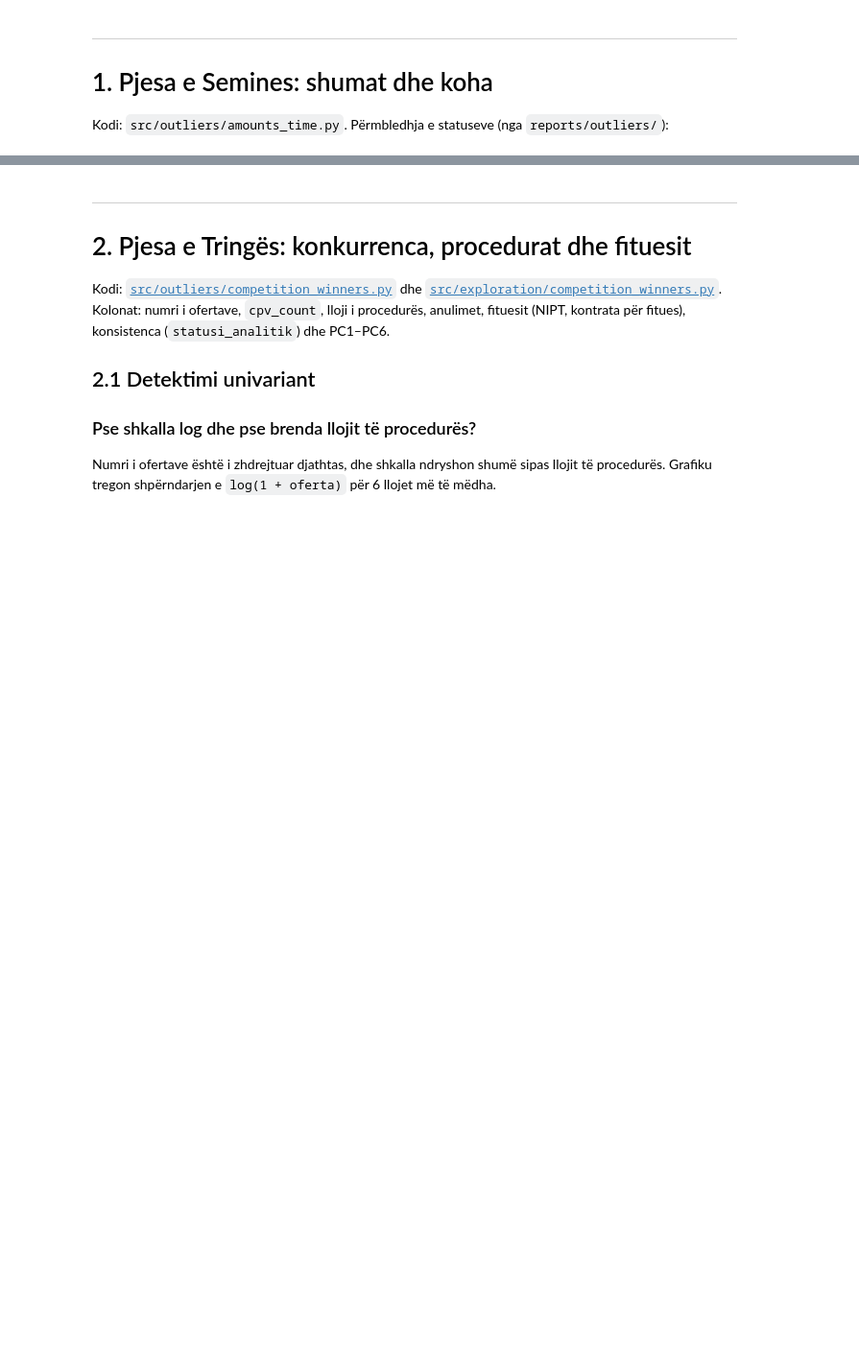
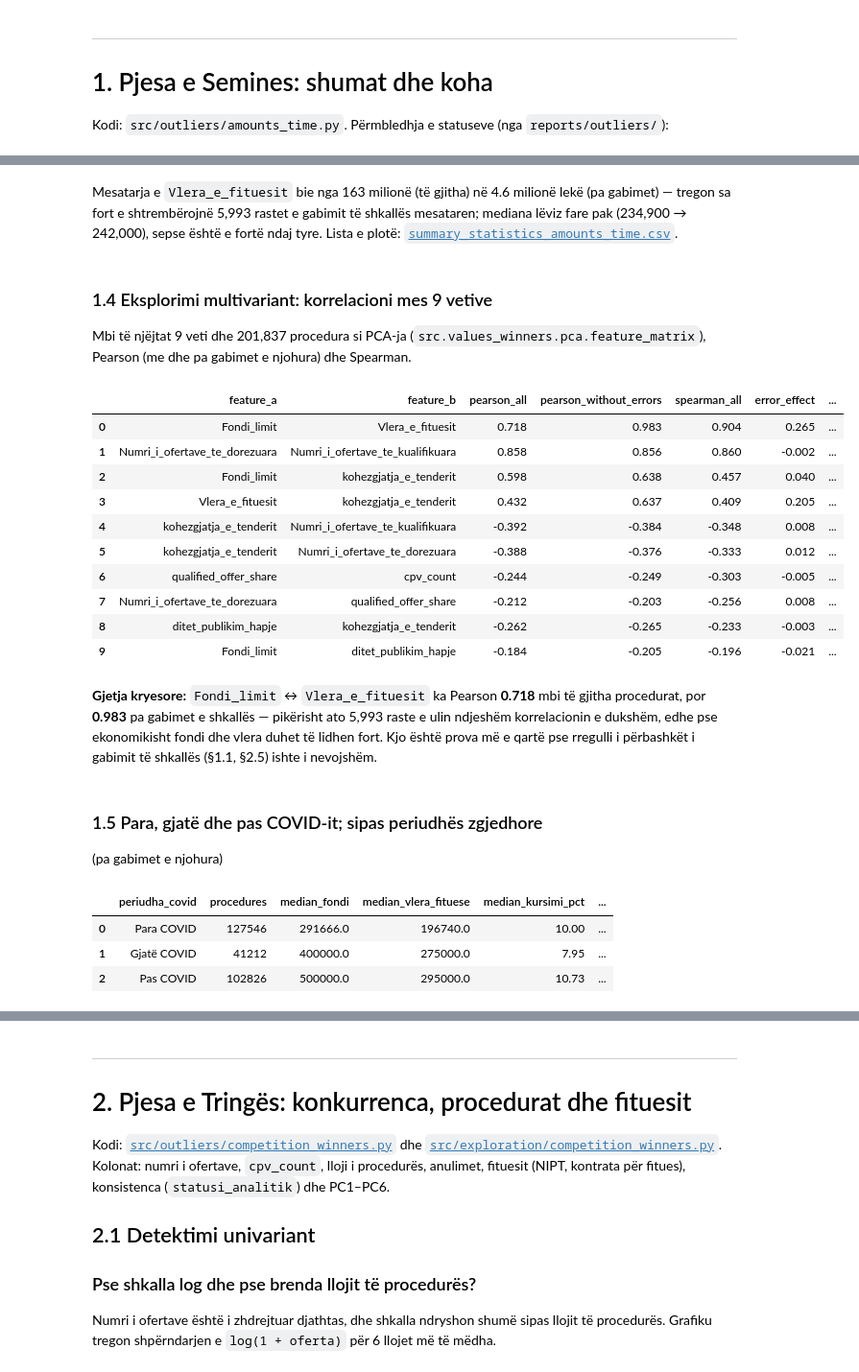
Before and after one commit to Triinga/albania-public-procurement-analysis, a Jupyter notebook: notebooks/02_perjashtuesit_eksplorimi.ipynb, the cells around one changed output, grey strips where cells are left out. Shown at 96% size. Saved outputs shown, nothing was run; the diff lists cells and outputs as text; code cells hidden in the pictures; blank space fills up the shorter version.

```diff
--- a/notebooks/02_perjashtuesit_eksplorimi.ipynb
+++ b/notebooks/02_perjashtuesit_eksplorimi.ipynb
@@ -64,0 +155,33 @@ pd.read_csv("reports/outliers/amounts_time_outlier_summary.csv")
+# %% [markdown]
+Mesatarja e `Vlera_e_fituesit` bie nga 163 milionë (të gjitha) në 4.6 milionë lekë (pa gabimet) — tregon sa fort e shtrembërojnë 5,993 rastet e gabimit të shkallës mesataren; mediana lëviz fare pak (234,900 → 242,000), sepse është e fortë ndaj tyre. Lista e plotë: [`summary_statistics_amounts_time.csv`](../reports/exploration/summary_statistics_amounts_time.csv).
+# %% [markdown]
+### 1.4 Eksplorimi multivariant: korrelacioni mes 9 vetive
+
+Mbi të njëjtat 9 veti dhe 201,837 procedura si PCA-ja (`src.values_winners.pca.feature_matrix`), Pearson (me dhe pa gabimet e njohura) dhe Spearman.
+# %%
+pd.read_csv("reports/exploration/correlation_pairs_9_features.csv").head(10)
+# %% [output]
+|  | feature_a | feature_b | pearson_all | pearson_without_errors | spearman_all | error_effect | ... |
+| 0 | Fondi_limit | Vlera_e_fituesit | 0.718 | 0.983 | 0.904 | 0.265 | ... |
+| 1 | Numri_i_ofertave_te_dorezuara | Numri_i_ofertave_te_kualifikuara | 0.858 | 0.856 | 0.860 | -0.002 | ... |
+| 2 | Fondi_limit | kohezgjatja_e_tenderit | 0.598 | 0.638 | 0.457 | 0.040 | ... |
+| 3 | Vlera_e_fituesit | kohezgjatja_e_tenderit | 0.432 | 0.637 | 0.409 | 0.205 | ... |
+| 4 | kohezgjatja_e_tenderit | Numri_i_ofertave_te_kualifikuara | -0.392 | -0.384 | -0.348 | 0.008 | ... |
+| 5 | kohezgjatja_e_tenderit | Numri_i_ofertave_te_dorezuara | -0.388 | -0.376 | -0.333 | 0.012 | ... |
+| 6 | qualified_offer_share | cpv_count | -0.244 | -0.249 | -0.303 | -0.005 | ... |
+| 7 | Numri_i_ofertave_te_dorezuara | qualified_offer_share | -0.212 | -0.203 | -0.256 | 0.008 | ... |
+| 8 | ditet_publikim_hapje | kohezgjatja_e_tenderit | -0.262 | -0.265 | -0.233 | -0.003 | ... |
+| 9 | Fondi_limit | ditet_publikim_hapje | -0.184 | -0.205 | -0.196 | -0.021 | ... |
+# %% [markdown]
+**Gjetja kryesore:** `Fondi_limit` ↔ `Vlera_e_fituesit` ka Pearson **0.718** mbi të gjitha procedurat, por **0.983** pa gabimet e shkallës — pikërisht ato 5,993 raste e ulin ndjeshëm korrelacionin e dukshëm, edhe pse ekonomikisht fondi dhe vlera duhet të lidhen fort. Kjo është prova më e qartë pse rregulli i përbashkët i gabimit të shkallës (§1.1, §2.5) ishte i nevojshëm.
+# %% [markdown]
+### 1.5 Para, gjatë dhe pas COVID-it; sipas periudhës zgjedhore
+
+(pa gabimet e njohura)
+# %%
+pd.read_csv("reports/exploration/amounts_time_by_covid.csv")
+# %% [output]
+|  | periudha_covid | procedures | median_fondi | median_vlera_fituese | median_kursimi_pct | ... |
+| 0 | Para COVID | 127546 | 291666.0 | 196740.0 | 10.00 | ... |
+| 1 | Gjatë COVID | 41212 | 400000.0 | 275000.0 | 7.95 | ... |
+| 2 | Pas COVID | 102826 | 500000.0 | 295000.0 | 10.73 | ... |
```
Also changed, not shown: parts of 17 cells of this notebook.
